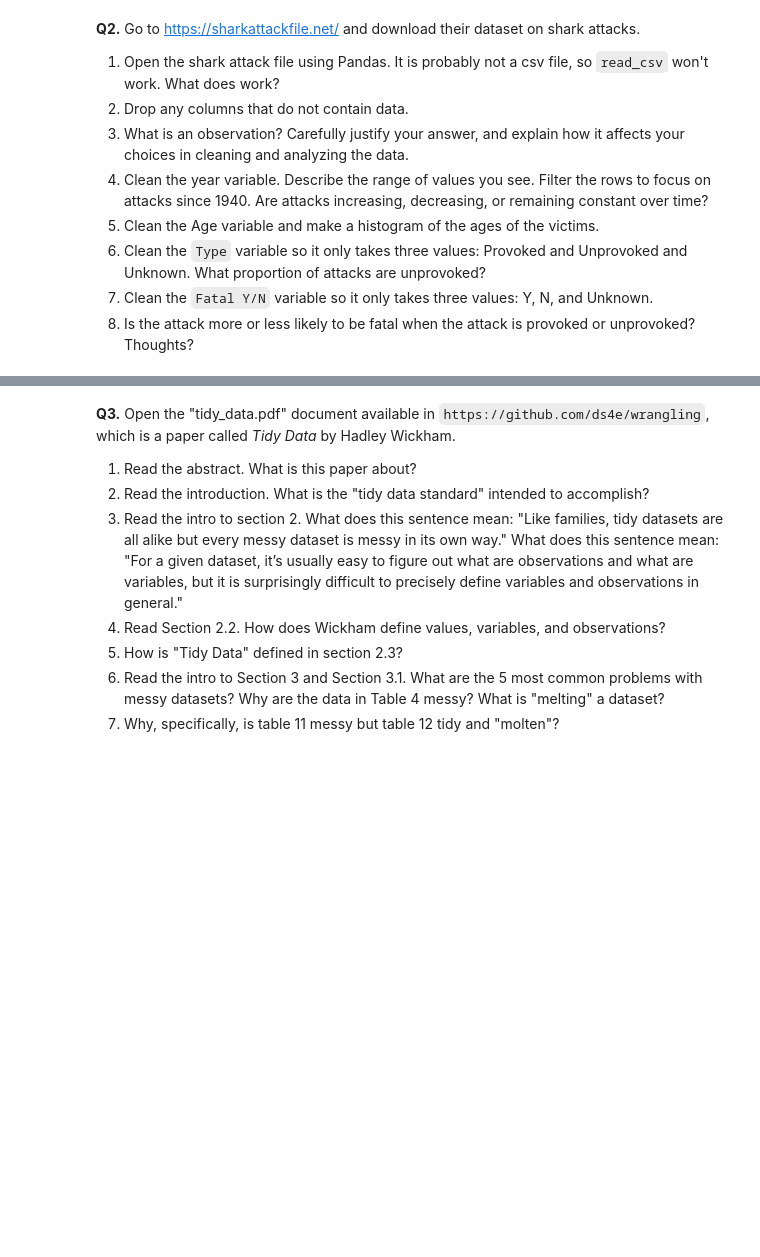
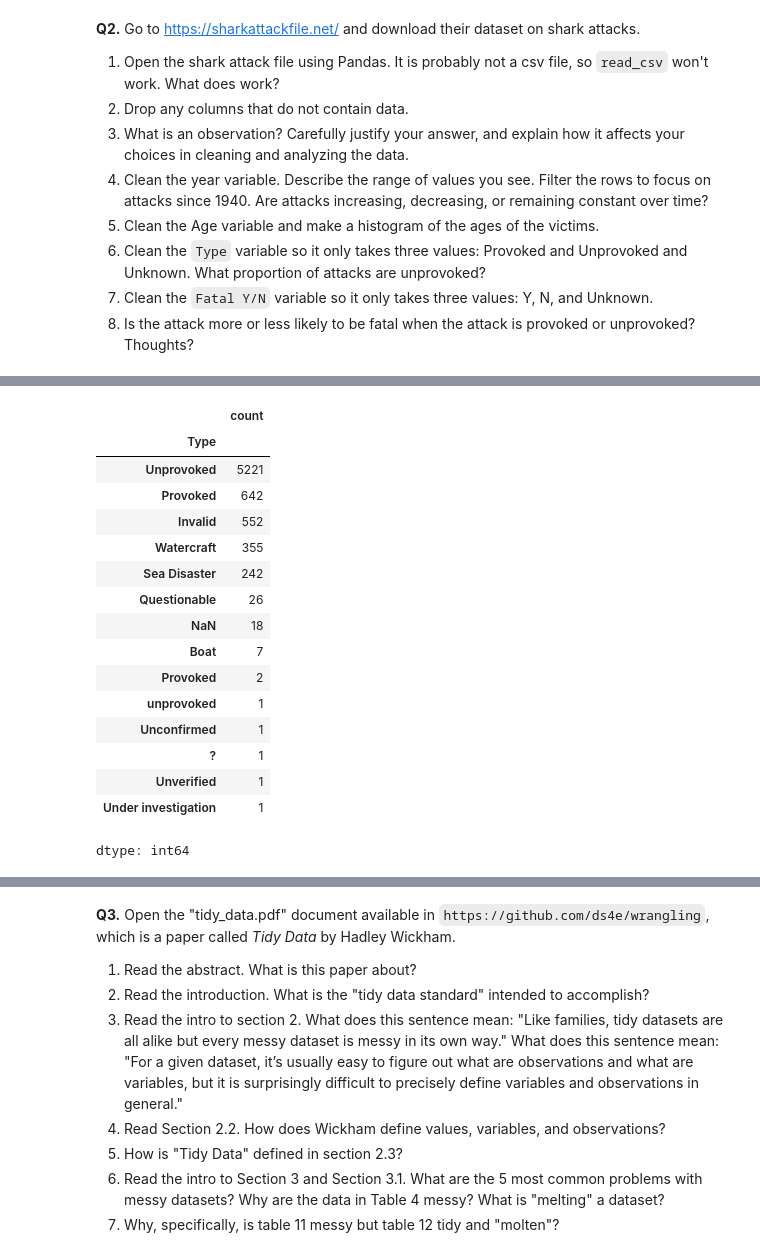
Before and after one commit to JasonYe05/undergrad_ml_assignments, a Jupyter notebook: 01_assignment_wrangling_and_eda.ipynb, the cells around one changed output, grey strips where cells are left out. Saved outputs shown, nothing was run; the diff lists cells and outputs as text; code cells hidden in the pictures; blank space fills up the shorter version.

```diff
--- a/01_assignment_wrangling_and_eda.ipynb
+++ b/01_assignment_wrangling_and_eda.ipynb
@@ -146,0 +201,20 @@ The median imputation made the missing listings look average. Estimates using re
+# %%
+df_shark["Type"].value_counts(dropna=False)
+# %% [output]
+|  | count |
+| Type |  |
+| Unprovoked | 5221 |
+| Provoked | 642 |
+| Invalid | 552 |
+| Watercraft | 355 |
+| Sea Disaster | 242 |
+| Questionable | 26 |
+| NaN | 18 |
+| Boat | 7 |
+| Provoked | 2 |
+| unprovoked | 1 |
+| Unconfirmed | 1 |
+| ? | 1 |
+| Unverified | 1 |
+| Under investigation | 1 |
+dtype: int64
```
Also changed, not shown: parts of 10 cells of this notebook.
